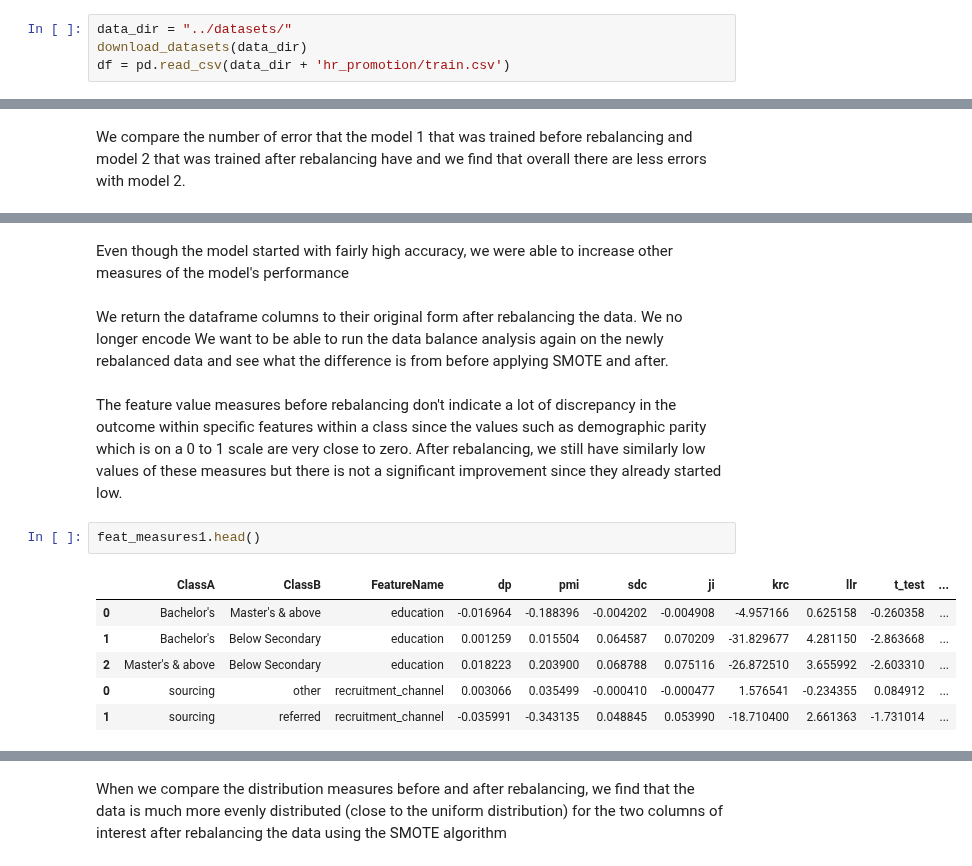
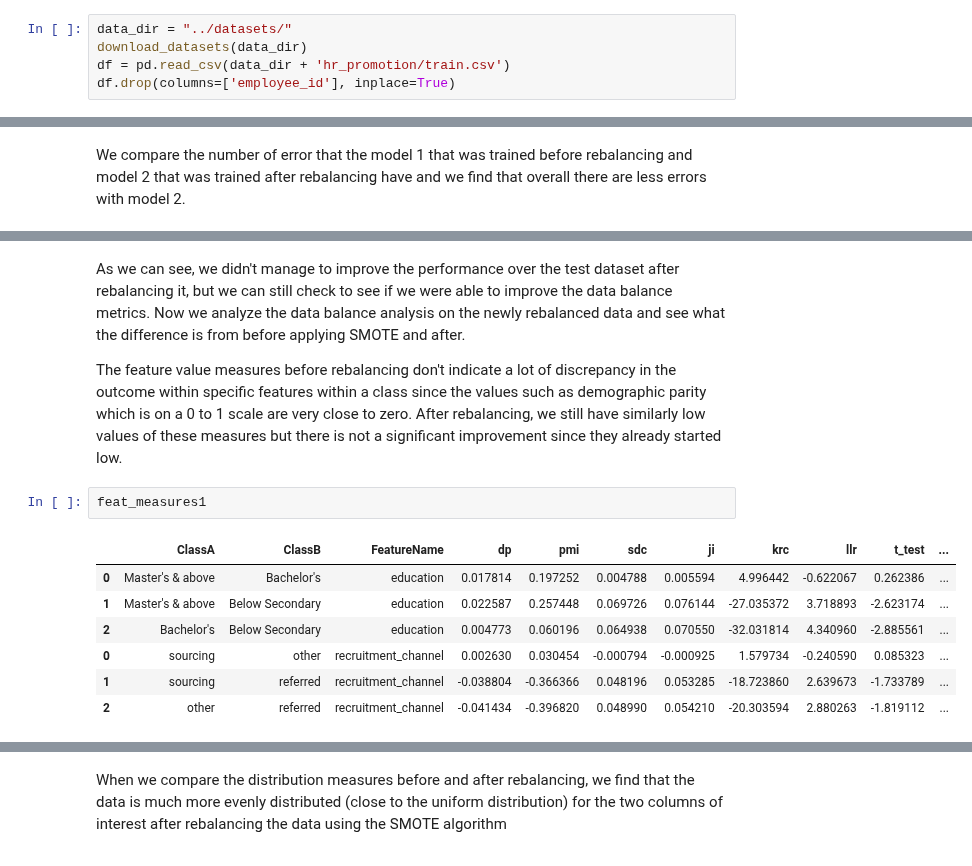
Before and after one commit to microsoft/responsible-ai-toolbox-mitigations, a Jupyter notebook: notebooks/data_balance_e2e.ipynb, the cells around one changed output, grey strips where cells are left out. Saved outputs shown, nothing was run; the diff lists cells and outputs as text.

```diff
--- a/notebooks/data_balance_e2e.ipynb
+++ b/notebooks/data_balance_e2e.ipynb
@@ -37,6 +38,7 @@ Now we import the tabular dataset that we will look at in the example, we load i
 data_dir = "../datasets/"
 download_datasets(data_dir)
 df = pd.read_csv(data_dir + 'hr_promotion/train.csv')
+df.drop(columns=['employee_id'], inplace=True)
 # %%
 df
 # %% [output]
@@ -473,16 +501,15 @@ weighted avg       0.94      0.94      0.92      4866
-# %% [markdown]
-Even though the model started with fairly high accuracy, we were able to increase other measures of the model's performance
-# %% [markdown]
-We return the dataframe columns to their original form after rebalancing the data. We no longer encode  We want to be able to run the data balance analysis again on the newly rebalanced data and see what the difference is from before applying SMOTE and after.
 # %% [markdown]
+As we can see, we didn't manage to improve the performance over the test dataset after rebalancing it, but we can still check to see if we were able to improve the data balance metrics. Now we analyze the data balance analysis on the newly rebalanced data and see what the difference is from before applying SMOTE and after.
+
 The feature value measures before rebalancing don't indicate a lot of discrepancy in the outcome within specific features within a class since the values such as demographic parity which is on a 0 to 1 scale are very close to zero. After rebalancing, we still have similarly low values of these measures but there is not a significant improvement since they already started low.
 # %%
-feat_measures1.head()
+feat_measures1
 # %% [output]
 |  | ClassA | ClassB | FeatureName | dp | pmi | sdc | ji | krc | llr | t_test | ... |
-| 0 | Bachelor's | Master's & above | education | -0.016964 | -0.188396 | -0.004202 | -0.004908 | -4.957166 | 0.625158 | -0.260358 | ... |
-| 1 | Bachelor's | Below Secondary | education | 0.001259 | 0.015504 | 0.064587 | 0.070209 | -31.829677 | 4.281150 | -2.863668 | ... |
-| 2 | Master's & above | Below Secondary | education | 0.018223 | 0.203900 | 0.068788 | 0.075116 | -26.872510 | 3.655992 | -2.603310 | ... |
-| 0 | sourcing | other | recruitment_channel | 0.003066 | 0.035499 | -0.000410 | -0.000477 | 1.576541 | -0.234355 | 0.084912 | ... |
-| 1 | sourcing | referred | recruitment_channel | -0.035991 | -0.343135 | 0.048845 | 0.053990 | -18.710400 | 2.661363 | -1.731014 | ... |
+| 0 | Master's & above | Bachelor's | education | 0.017814 | 0.197252 | 0.004788 | 0.005594 | 4.996442 | -0.622067 | 0.262386 | ... |
+| 1 | Master's & above | Below Secondary | education | 0.022587 | 0.257448 | 0.069726 | 0.076144 | -27.035372 | 3.718893 | -2.623174 | ... |
+| 2 | Bachelor's | Below Secondary | education | 0.004773 | 0.060196 | 0.064938 | 0.070550 | -32.031814 | 4.340960 | -2.885561 | ... |
+| 0 | sourcing | other | recruitment_channel | 0.002630 | 0.030454 | -0.000794 | -0.000925 | 1.579734 | -0.240590 | 0.085323 | ... |
+| 1 | sourcing | referred | recruitment_channel | -0.038804 | -0.366366 | 0.048196 | 0.053285 | -18.723860 | 2.639673 | -1.733789 | ... |
+| 2 | other | referred | recruitment_channel | -0.041434 | -0.396820 | 0.048990 | 0.054210 | -20.303594 | 2.880263 | -1.819112 | ... |
 # %%
```
Also changed, not shown: parts of 28 cells of this notebook, 8 other files.
